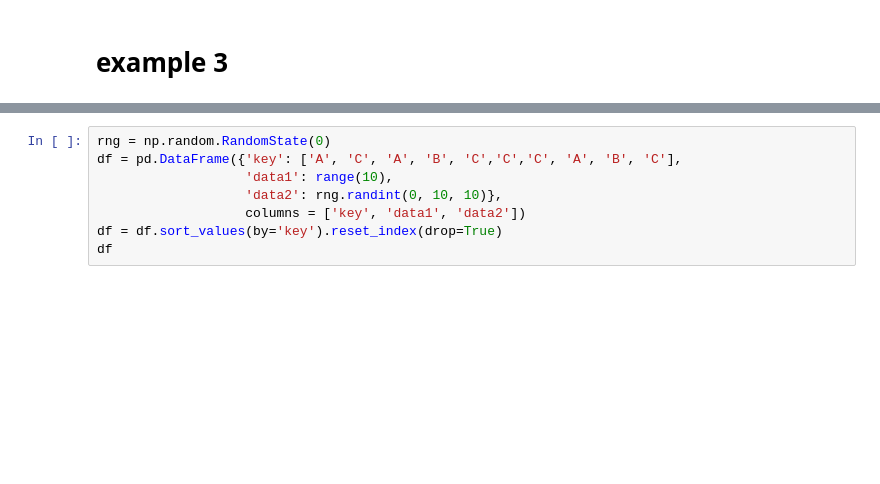
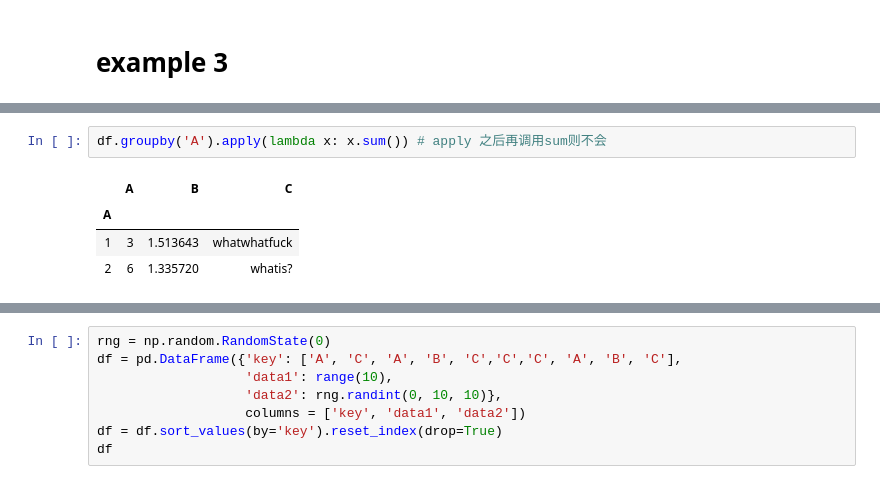
Before and after one commit to zawecha1/data_playground, a Jupyter notebook: pandas/groupby and aggregation.ipynb, the cells around one changed output, grey strips where cells are left out. Cells and saved outputs as stored; diff of their text form; blank space fills up the shorter version.

Commit message:
add more groupby

```diff
--- a/pandas/groupby and aggregation.ipynb
+++ b/pandas/groupby and aggregation.ipynb
@@ -77,0 +104,7 @@ DF_Agg
+# %%
+df.groupby('A').apply(lambda x: x.sum()) # apply 之后再调用sum则不会
+# %% [output]
+|  | A | B | C |
+| A |  |  |  |
+| 1 | 3 | 1.513643 | whatwhatfuck |
+| 2 | 6 | 1.335720 | whatis? |
```
Also changed, not shown: parts of 13 cells of this notebook, 1 other file.
